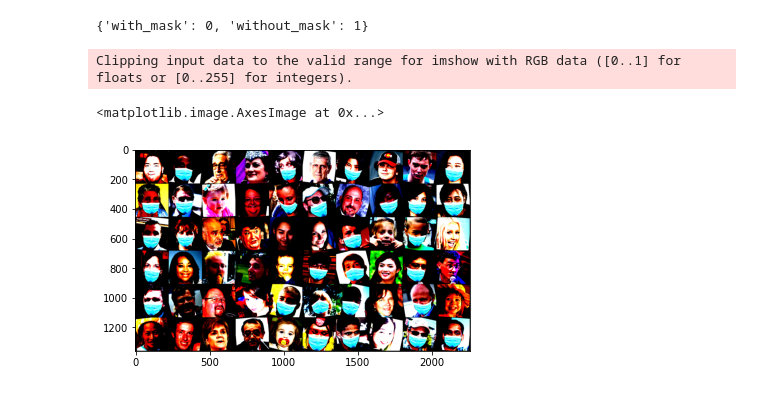
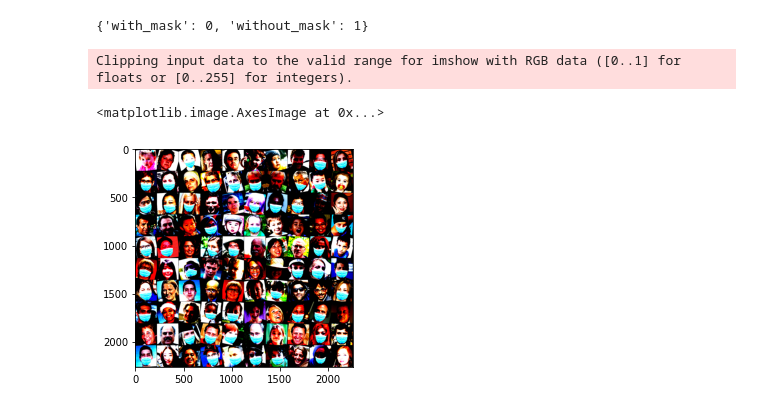
Before and after one commit to Miura55/deeplearning-face-mask-detection, a Jupyter notebook: train_mobilenetV2.ipynb, the cells around one changed output. Drawn from its saved outputs; the diff is of its cells as text; code cells hidden in the pictures.

```diff
--- a/train_mobilenetV2.ipynb
+++ b/train_mobilenetV2.ipynb
@@ -50,20 +50,20 @@ dataset_size  = {"train":train_size, "val":val_size}
 train_data, val_data = random_split(dataset, [train_size, val_size])
 # %%
 # DataLoaderを定義
-batch_size = 60
+batch_size = 100
 train_loader = DataLoader(train_data, batch_size=batch_size, shuffle=True, num_workers=2)
 val_loader = DataLoader(val_data, batch_size=batch_size, shuffle=False, num_workers=2)
 dataloaders = {'train':train_loader, 'val':val_loader}
 
 dataiter = iter(dataloaders['train'])
 images, labels = dataiter.next()
 
 # Make a grid from batch
 out = torchvision.utils.make_grid(images, nrow=10)
 plt.imshow(out.permute(1, 2, 0))
 # %% [output]
 Clipping input data to the valid range for imshow with RGB data ([0..1] for floats or [0..255] for integers).
 <matplotlib.image.AxesImage at 0x...>
-[figure, old version]
+[figure, new version]
 # %%
 Model = mobilenetv2.mobilenet_v2(pretrained=True)
```
Also changed, not shown: parts of 4 cells of this notebook, 2 other files.
